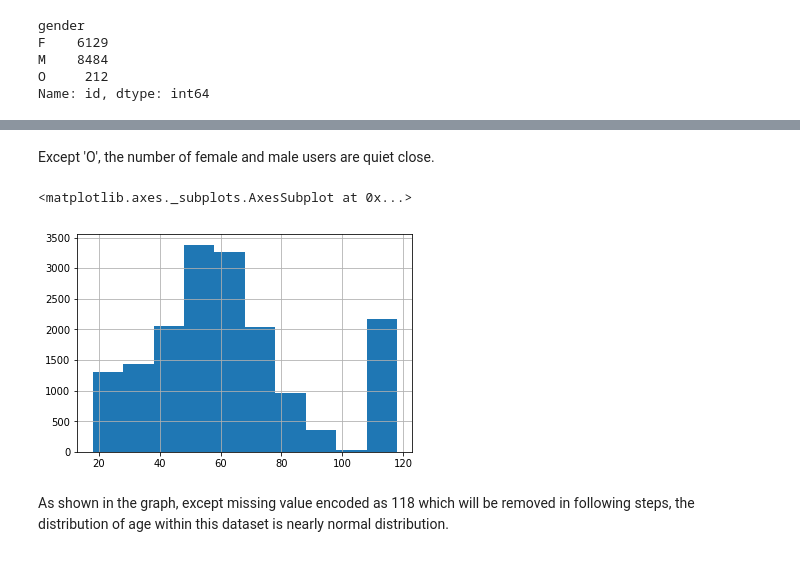
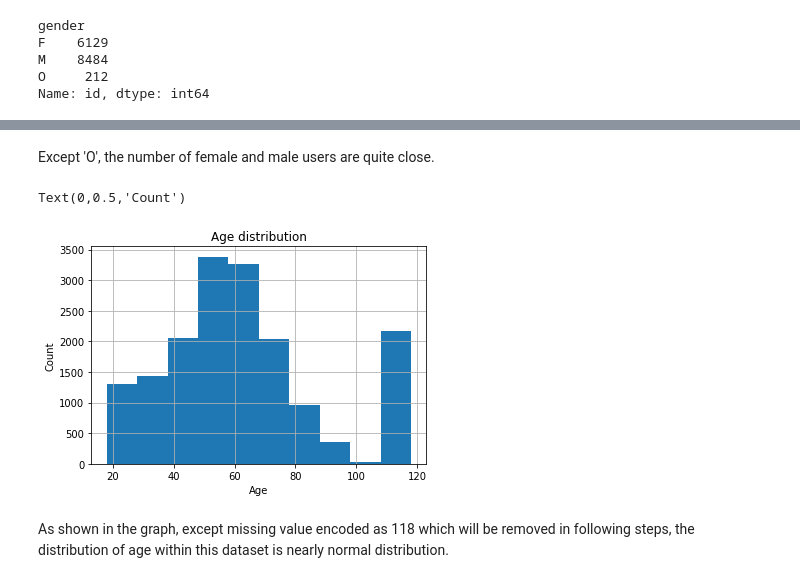
Before and after one commit to JcFreya/Starbucks-Capstone-Challenge, a Jupyter notebook: Starbucks_Capstone_notebook.ipynb, the cells around one changed output, grey strips where cells are left out. Saved outputs shown, nothing was run; the diff lists cells and outputs as text; code cells hidden in the pictures.

```diff
--- a/Starbucks_Capstone_notebook.ipynb
+++ b/Starbucks_Capstone_notebook.ipynb
@@ -222,11 +257,14 @@ Name: id, dtype: int64
 # %% [markdown]
-Except 'O', the number of female and male users are quiet close.
+Except 'O', the number of female and male users are quite close.
 # %%
 # age distribution
 profile.age.hist()
+plt.title("Age distribution")
+plt.xlabel("Age")
+plt.ylabel("Count")
 # %% [output]
-<matplotlib.axes._subplots.AxesSubplot at 0x...>
+Text(0,0.5,'Count')
-[figure, old version]
+[figure, new version]
 # %% [markdown]
 As shown in the graph, except missing value encoded as 118 which will be removed in following steps, the distribution of age within this dataset is nearly normal distribution.
 # %%
```
Also changed, not shown: parts of 13 cells of this notebook, 1 other file.
